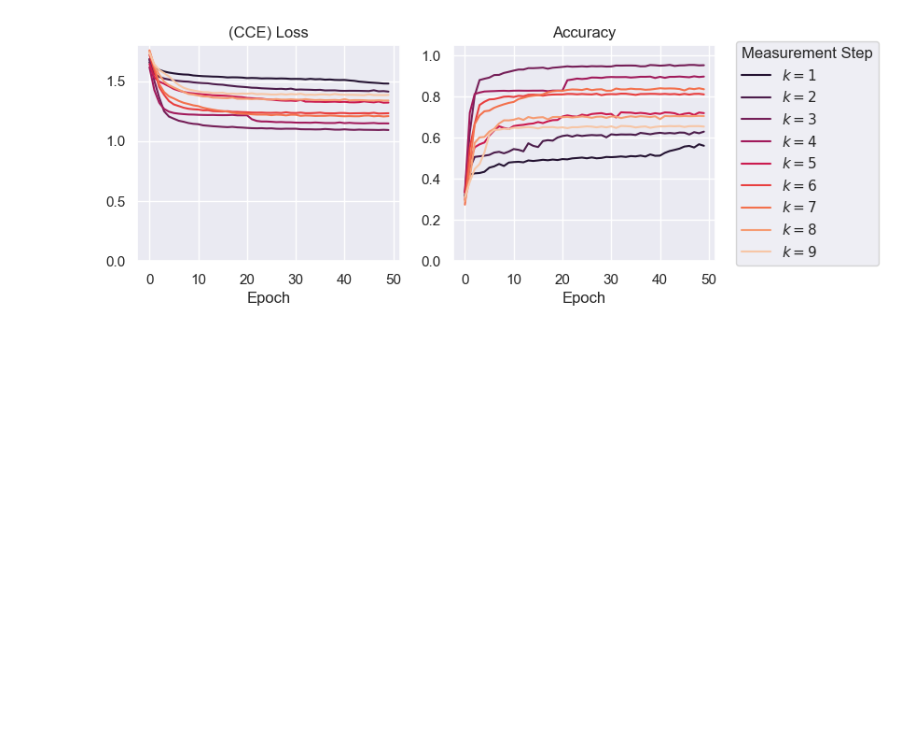
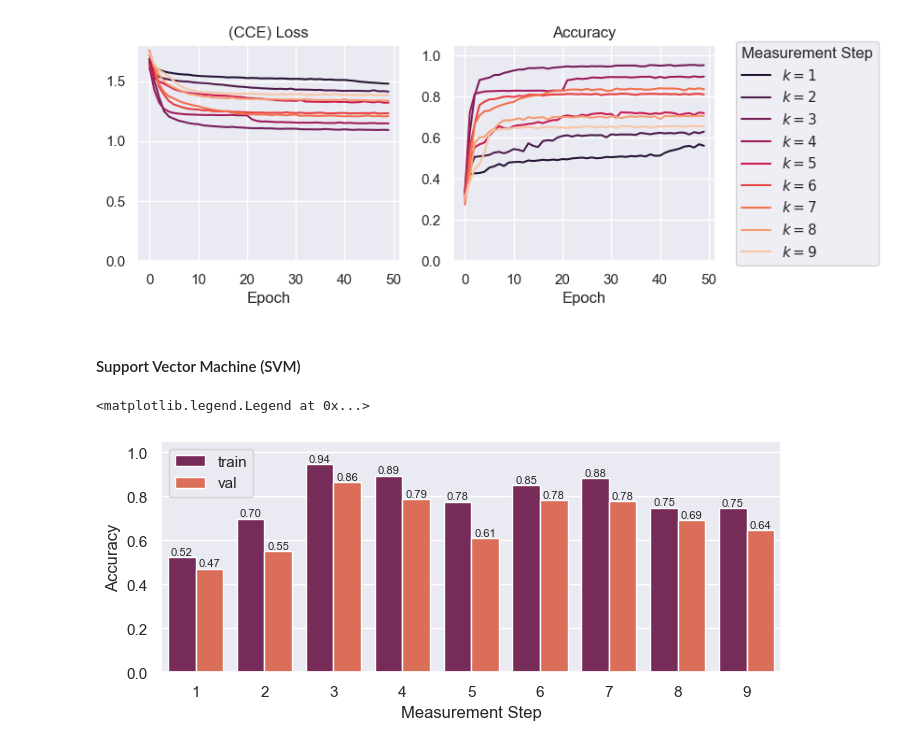
Before and after one commit to BenPrie/quantum-noise-ml, a Jupyter notebook: fingerprint-classifcation.ipynb, the cells around one changed output. Drawn from its saved outputs; the diff is of its cells as text; code cells hidden in the pictures; blank space fills up the shorter version.

Commit message:
SVM models with single measurement training

```diff
--- a/fingerprint-classifcation.ipynb
+++ b/fingerprint-classifcation.ipynb
@@ -534,3 +540,55 @@ legend._legend_box.align = "left"
 plt.show()
 # %% [output]
 [figure]
+# %% [markdown]
+#### Support Vector Machine (SVM)
+# %%
+# Build an SVM for each measurement step.
+stats = {}
+for step in tqdm(range(9), desc='Fitting SVMs'):
+    # Define and fit a classifier on the training data.
+    svm_model = SVC(kernel='rbf', decision_function_shape='ovr').fit(xs_train[:,step,:], ys_train)
+
+    # Make predictions for the validation set.
+    ys_train_pred = svm_model.predict(xs_train[:,step,:])
+    ys_val_pred = svm_model.predict(xs_val[:,step,:])
+
+    # Calculate accuracy.
+    eps = 1e-3
+    train_acc = sum(ys_train == ys_train_pred) / ys_train.shape[0]
+    val_acc = sum(ys_val == ys_val_pred) / ys_val.shape[0]
+
+    # Remember the stats.
+    stats[step + 1] = [train_acc, val_acc]
+# %%
+# Put the data into a DataFrame -- makes it easy to do grouped bar plots.
+svm_data = pd.DataFrame({
+    'Measurement Step' : list(stats.keys()) * 2,
+    'Accuracy' : [x for x, _ in stats.values()] + [x for _, x in stats.values()],
+    'Dataset' : ['train'] * len(stats) + ['val'] * len(stats)
+})
+
+# Colour palette (https://stackoverflow.com/questions/36271302/changing-color-scale-in-seaborn-bar-plot).
+def colors_from_values(values, palette_name):
+    # normalize the values to range [0, 1]
+    normalized = (values - min(values)) / (max(values) - min(values))
+    # convert to indices
+    indices = np.round(normalized * (len(values) - 1)).astype(np.int32)
+    # use the indices to get the colors
+    palette = sns.color_palette(palette_name, len(values))
+    return np.array(palette).take(indices, axis=0)
+
+# Bar plot them.
+fig, ax = plt.subplots(1, 1, figsize=(8, 3))
+sns.barplot(data=svm_data, x='Measurement Step', y='Accuracy', hue='Dataset', palette='rocket', ax=ax)
+
+# Label the bars.
+for container in ax.containers:
+    ax.bar_label(container, fmt='%.2f', fontsize=8)
+
+# Beautification.
+ax.set_ylim(0, 1.05)
+ax.legend(loc='upper left')
+# %% [output]
+<matplotlib.legend.Legend at 0x...>
+[figure, added]
```
Also changed, not shown: parts of 4 cells of this notebook, 1 other file.
